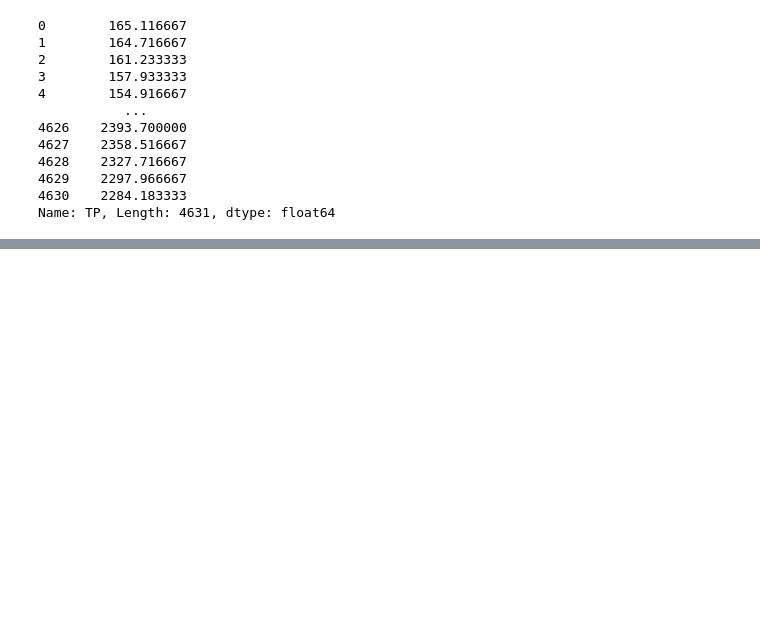
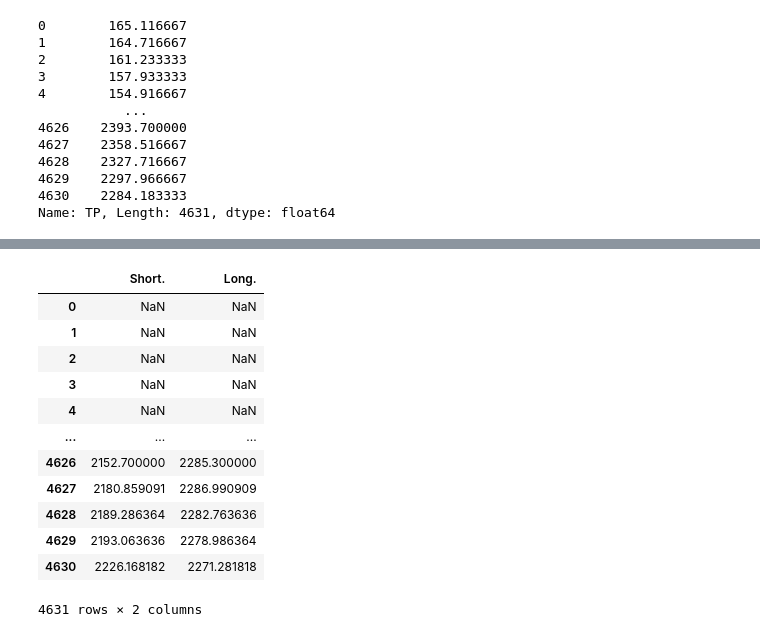
Before and after one commit to divyanshu-kunwar/StatisticIndicators, a Jupyter notebook: indicator-S.ipynb, the cells around one changed output, grey strips where cells are left out. Cells and saved outputs as stored; diff of their text form; code cells hidden in the pictures; blank space fills up the shorter version.

Commit message:
added 8 new indicators

```diff
--- a/indicator-S.ipynb
+++ b/indicator-S.ipynb
@@ -1611,0 +1640,34 @@ def kc(ohlc: DataFrame,period: int = 20,atr_period: int = 10,MA: Series = None,k
+# %%
+def chandelier(data: DataFrame,short_period: int = 22,long_period: int = 22,
+    k: int = 3,) -> DataFrame:
+    """
+    Chandelier Exit sets a trailing stop-loss based on the Average True Range (ATR).
+    The indicator is designed to keep traders in a trend and prevent an early exit as long as the trend extends.
+    Typically, the Chandelier Exit will be above prices during a downtrend and below prices during an uptrend.
+    """
+
+    l = pd.Series(
+        data["high"].rolling(window=long_period).max() - atr(data, 22) * k,
+        name="Long.",
+    )
+    s = pd.Series(
+        data["low"].rolling(window=short_period).min() + atr(data, 22) * k,
+        name="Short.",
+    )
+
+    return pd.concat([s, l], axis=1)
+chandelier(df)
+# %% [output]
+|  | Short. | Long. |
+| 0 | NaN | NaN |
+| 1 | NaN | NaN |
+| 2 | NaN | NaN |
+| 3 | NaN | NaN |
+| 4 | NaN | NaN |
+| ... | ... | ... |
+| 4626 | 2152.700000 | 2285.300000 |
+| 4627 | 2180.859091 | 2286.990909 |
+| 4628 | 2189.286364 | 2282.763636 |
+| 4629 | 2193.063636 | 2278.986364 |
+| 4630 | 2226.168182 | 2271.281818 |
+4631 rows × 2 columns
```
Also changed, not shown: parts of 6 cells of this notebook.
